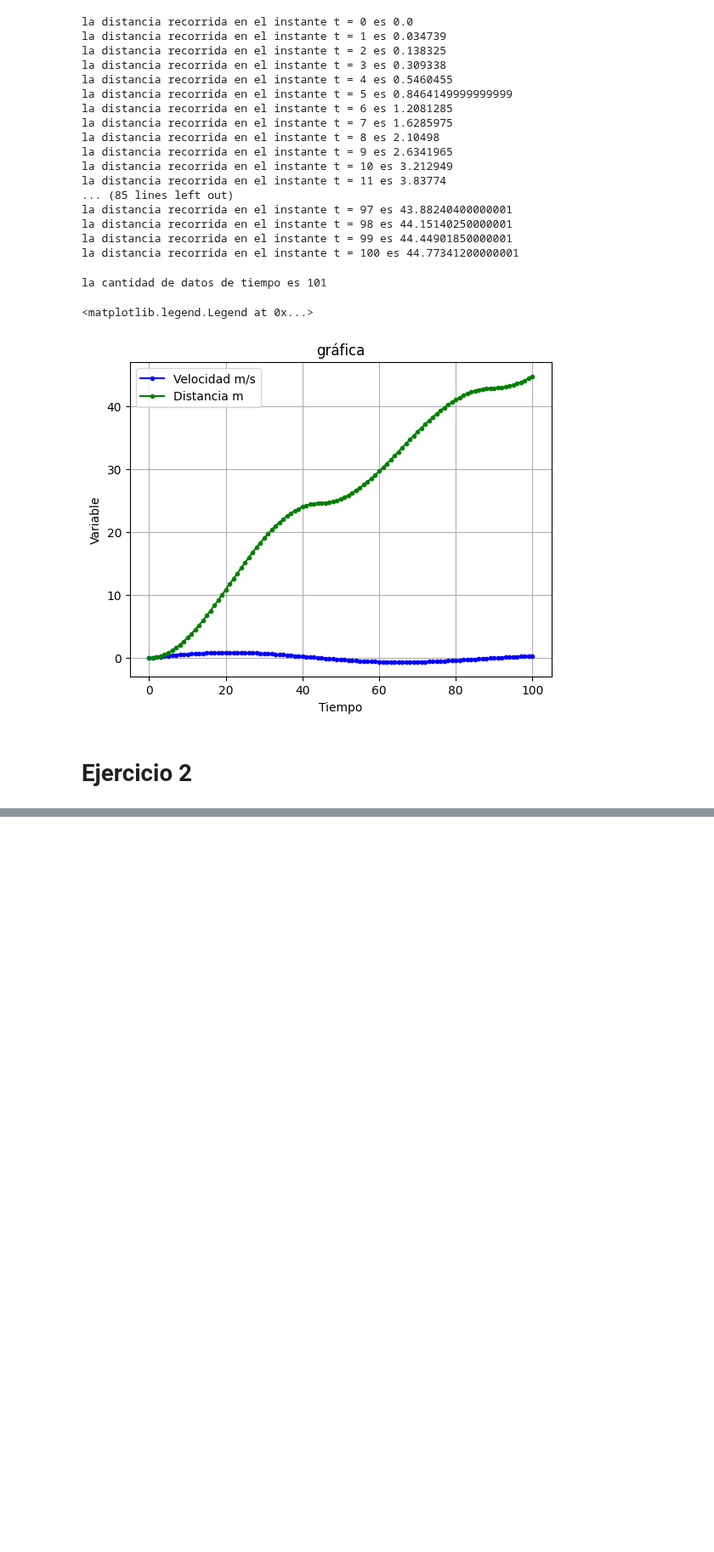
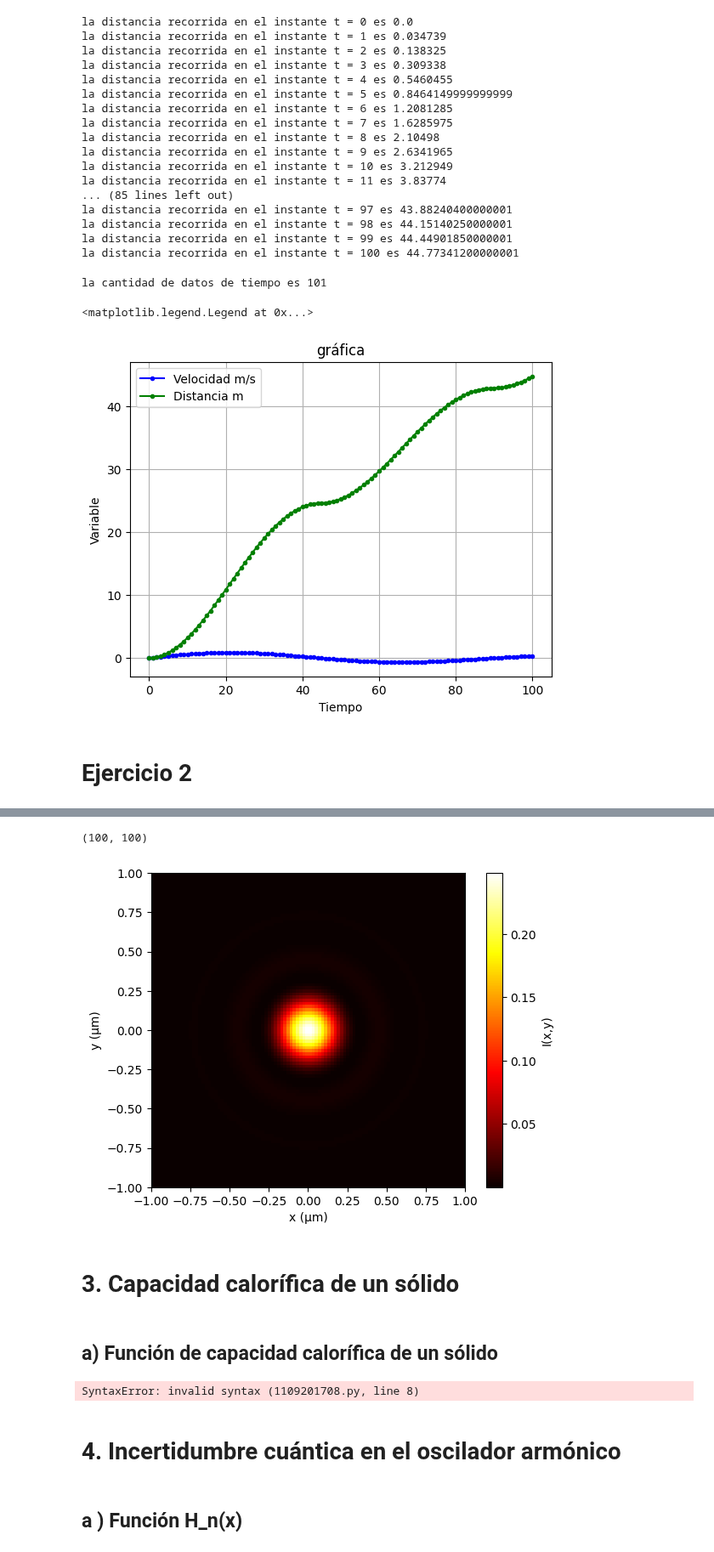
Before and after one commit to jorgexm20-sketch/Fis-sicaComputacional_2027_1, a Jupyter notebook: Homework/TareaPractica4.ipynb, the cells around one changed output, grey strips where cells are left out. Shown at 85% size. Drawn from its saved outputs; the diff is of its cells as text; code cells hidden in the pictures; blank space fills up the shorter version.

```diff
--- a/Homework/TareaPractica4.ipynb
+++ b/Homework/TareaPractica4.ipynb
@@ -181,0 +238,8 @@ plt.grid()
+# %%
+# Primero creamos la fórmula de la Intensidad
+def Intensidad(r,lamda):
+    if r == 0:
+        return 1/2
+    if r>0 or r<0:
+        k = (2*np.pi) / lamda
+        return (J_Bessel(1, (k * r))/(k * r))**2
@@ -181,0 +290,45 @@ plt.grid()
+# %%
+x = np.linspace(-1, 1, 100)
+y = np.linspace(-1, 1, 100)
+X, Y = np.meshgrid(x, y)
+R = (X**2  + Y ** 2)**(1/2)
+R.shape
+# %% [output]
+(100, 100)
+# %%
+#Creamos la matriz de ceros
+Z = np.zeros(R.shape)
+# %%
+for i in range(100):
+    for j in range(100):
+        Z[i,j] = Intensidad(R[i,j], 0.550)
+# %%
+plt.imshow(Z, extent=[-1, 1, -1, 1], origin="lower", cmap="hot")
+plt.colorbar(label="I(x,y)")
+plt.xlabel("x (μm)")
+plt.ylabel("y (μm)")
+plt.show()
+# %% [output]
+[figure, added]
+# %% [markdown]
+# 3. Capacidad calorífica de un sólido
+# %% [markdown]
+## a) Función de capacidad calorífica de un sólido
+# %%
+def C_v(T):
+    K_B = 1.380649* 10 *(-23) # J *K
+    densidad = 6.022* 10 *(-28) # metros ** -3
+    V = 0.001  # metros cúbicos
+    tetha_d = 428 # K
+    constante = 9 * V *densidad * K_B * (T / tetha_d) ** 3
+    def dentro(x):
+        if
+        return ((x**4) * (np.exp(x)))/((np.exp(x)-1)**2)
+    integral = IntegralSimpson(dentro, 50, 0, (tetha_d/T))
+    return constante * integral
+# %% [output]
+SyntaxError: invalid syntax (1109201708.py, line 8)
+# %% [markdown]
+# 4. Incertidumbre cuántica en el oscilador armónico
+# %% [markdown]
+## a ) Función H_n(x)
```
Also changed, not shown: parts of 23 cells of this notebook.
